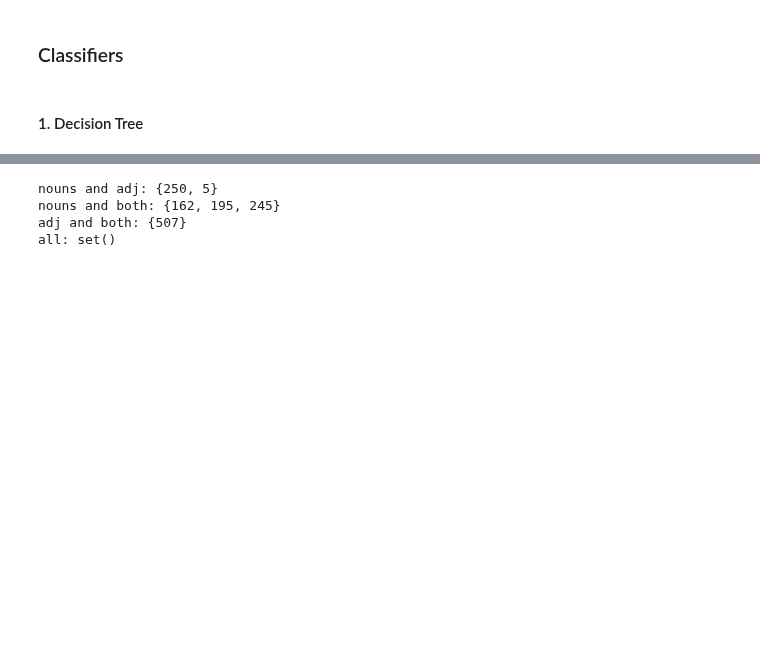
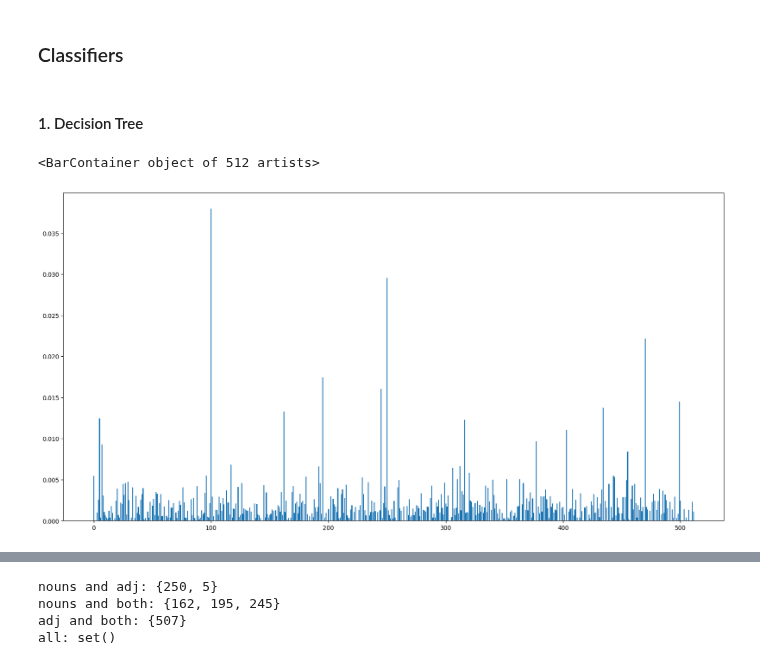
Before and after one commit to ClementineBleuze/WordEmbeddings, a Jupyter notebook: Notebooks_dim_clustering/classifiers.ipynb, the cells around one changed output, grey strips where cells are left out. Cells and saved outputs as stored; diff of their text form; code cells hidden in the pictures; blank space fills up the shorter version.

```diff
--- a/Notebooks_dim_clustering/classifiers.ipynb
+++ b/Notebooks_dim_clustering/classifiers.ipynb
@@ -87,3 +103,12 @@ for i in range(3):
 
     # Store the importance of each feature
     results[i]["importances"] = clf.feature_importances_
+# %%
+len(results[0]["importances"])
+
+# plot the importances
+plt.figure(figsize=(20,10))
+plt.bar(range(len(results[0]["importances"])), results[0]["importances"])
+# %% [output]
+<BarContainer object of 512 artists>
+[figure, added]
```
Also changed, not shown: parts of 11 cells of this notebook.
